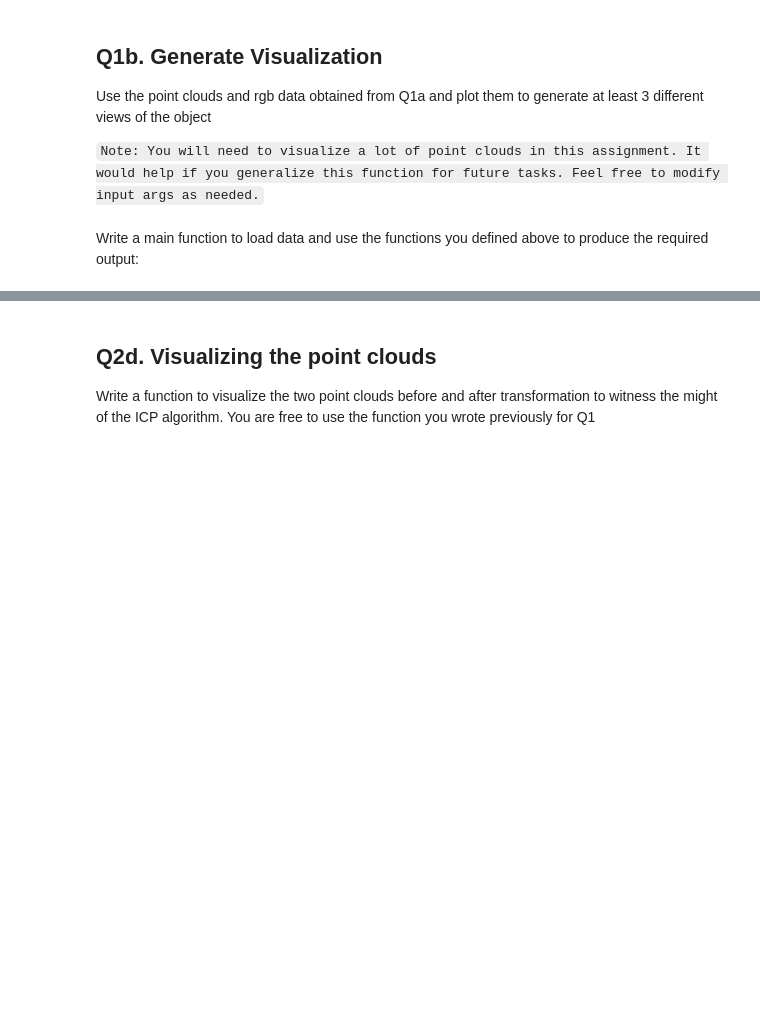
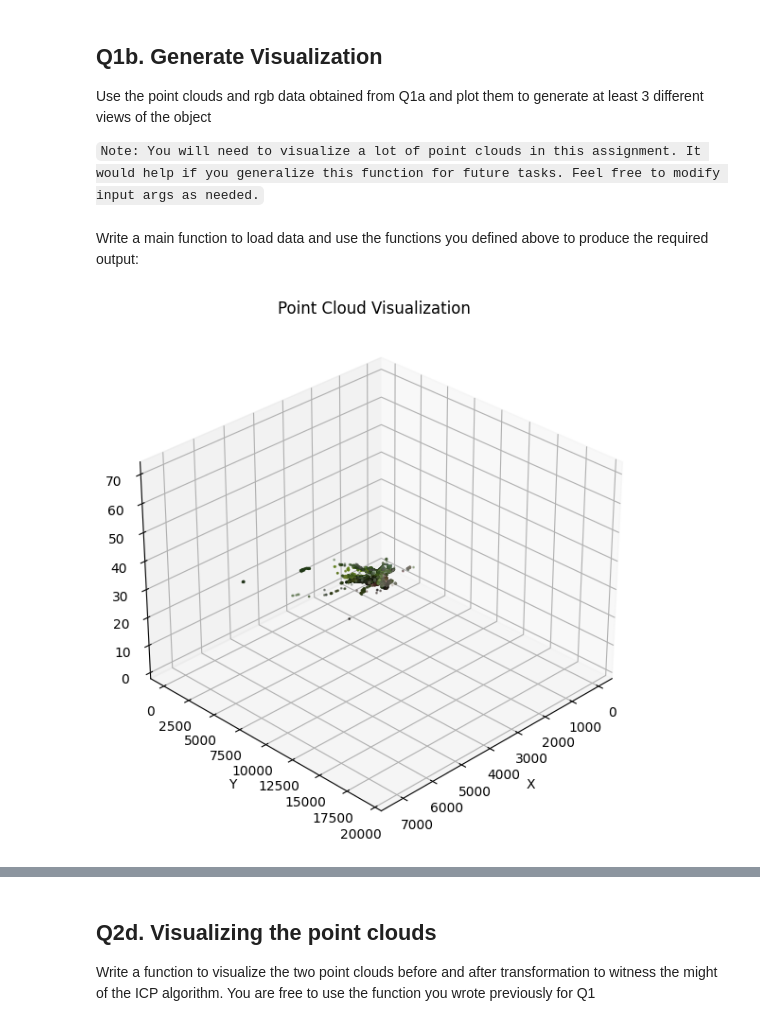
Before and after one commit to Jinjaguo/ROB498-ROB599-3D-Robot-Perception, a Jupyter notebook: HW2/Homework2.ipynb, the cells around one changed output, grey strips where cells are left out. Saved outputs shown, nothing was run; the diff lists cells and outputs as text; code cells hidden in the pictures; blank space fills up the shorter version.

````diff
--- a/HW2/Homework2.ipynb
+++ b/HW2/Homework2.ipynb
@@ -54,12 +72,49 @@ def generate_point_clouds(rgb_image, depth_image, mask, camera_data):
 Use the point clouds and rgb data obtained from Q1a and plot them to generate at least 3 different views of the object
 
 ```Note: You will need to visualize a lot of point clouds in this assignment. It would help if you generalize this function for future tasks. Feel free to modify input args as needed.```
-# %%
-def visualizing_point_clouds(point_cloud,rgb):
-    pass
-    return None
+# %%
+def visualizing_point_clouds(point_cloud,rgb):
+    point_cloud = np.array(point_cloud)
+    point_cloud = np.squeeze(point_cloud, axis=-1)
+
+    colors = np.array(rgb)
+
+    if colors.max() > 1.0:
+        colors = colors / 255.0
+
+    fig = plt.figure(figsize=(8, 6))
+    ax = fig.add_subplot(111, projection='3d')
+    ax.scatter(point_cloud[:, 0],
+               point_cloud[:, 1],
+               point_cloud[:, 2],
+               c=colors, s=1)
+
+    ax.set_xlabel('X')
+    ax.set_ylabel('Y')
+    ax.set_zlabel('Z')
+    ax.set_title('Point Cloud Visualization')
+    ax.view_init(elev=30, azim=45)
+
+    plt.tight_layout()
+    plt.show()
 # %% [markdown]
 Write a main function to load data and use the functions you defined above to produce the required output:
+# %%
+
+path = './data/generate_point_cloud.npz'
+
+data = np.load(path)
+
+# load images
+rgb = data['rgb']
+mask = data['mask']
+depth = data['depth']
+depth = depth.reshape(depth.shape[0], depth.shape[1], 1)
+
+pcds, colors = generate_point_clouds(rgb, depth, mask, data)
+visualizing_point_clouds(pcds, colors)
+# %% [output]
+[figure, added]
 # %% [markdown]
 # Iterative Closest Point Algorithm
 
````
Also changed, not shown: parts of 20 cells of this notebook, 13 other files.
